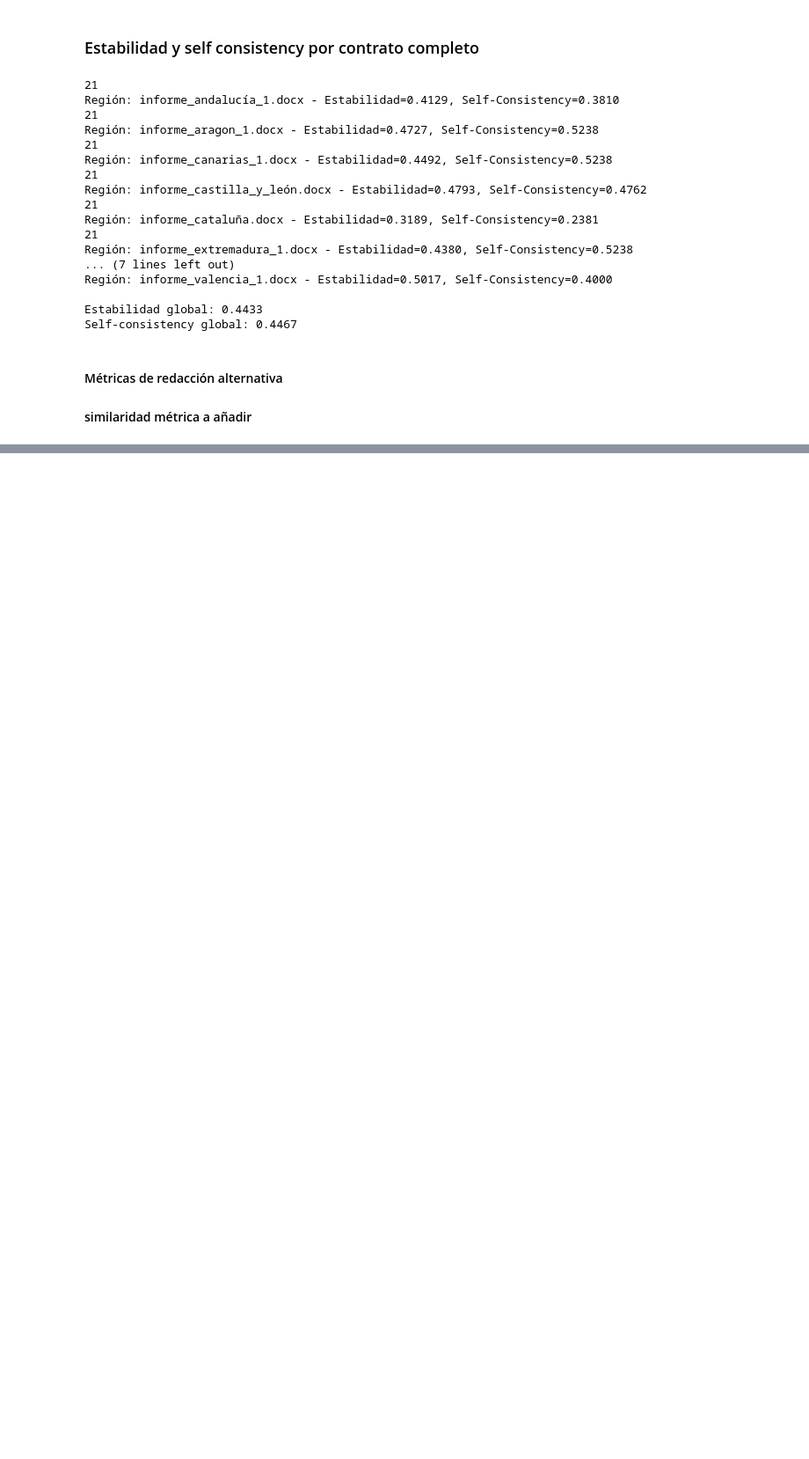
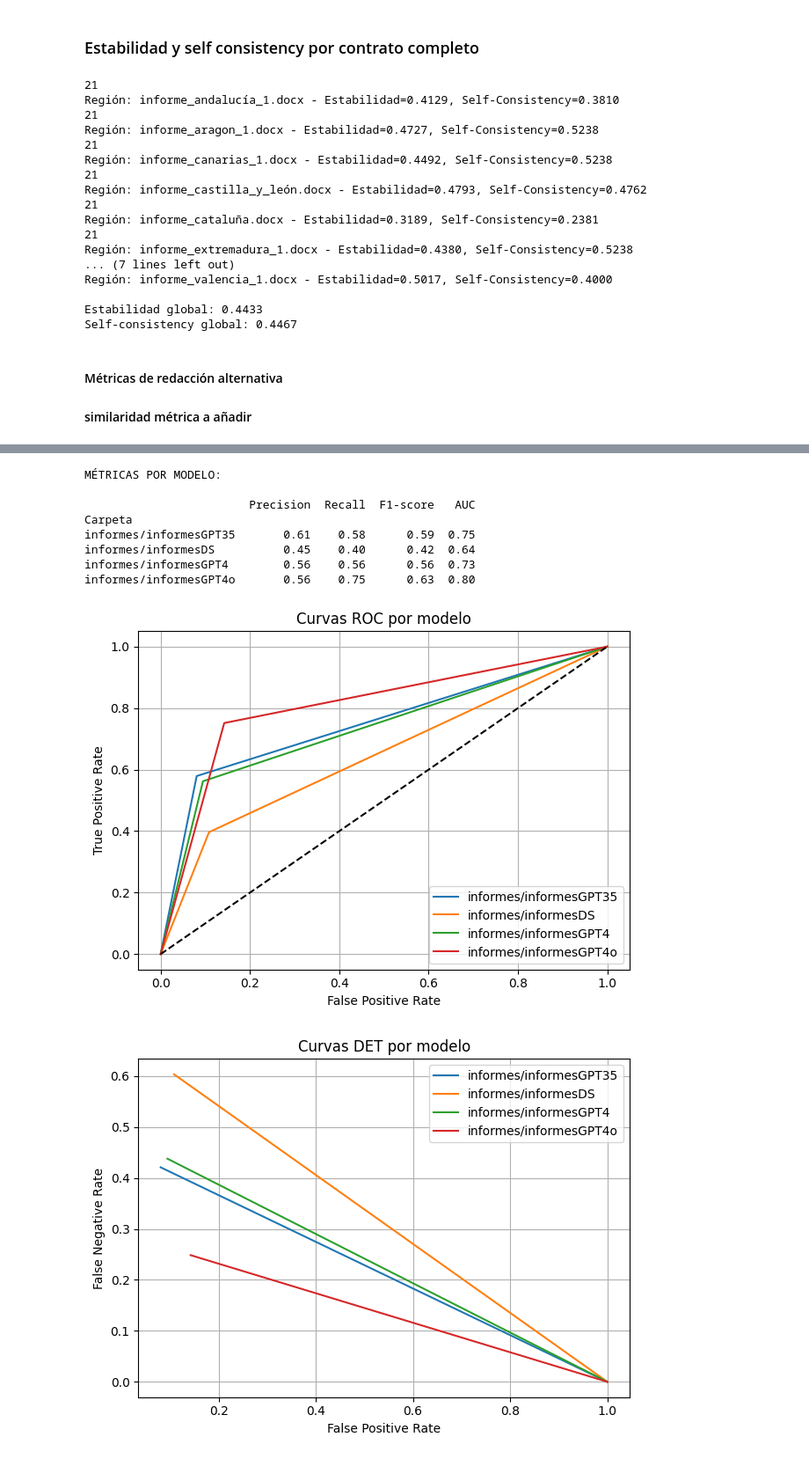
Before and after one commit to cyberLLM-Net/SLC-GPT, a Jupyter notebook: code/metrix.ipynb, the cells around one changed output, grey strips where cells are left out. Shown at 88% size. Cells and saved outputs as stored; diff of their text form; code cells hidden in the pictures; blank space fills up the shorter version.

```diff
--- a/code/metrix.ipynb
+++ b/code/metrix.ipynb
@@ -483,0 +485,23 @@ Similaridad global promedio base vs alternativo: 0.7683
+# %%
+import sys
+sys.path.append("C:/Users/grill/Documents/Trabajo")
+
+from Libreria.metrics import classification_metrix, quality_metrics_from_folders
+
+
+carpetas = ["informes/informesGPT35", "informes/informesDS", "informes/informesGPT4", "informes/informesGPT4o"]
+df_metricas = classification_metrix(carpetas)
+
+
+df_calidad = quality_metrics_from_folders(carpetas)
+# %% [output]
+MÉTRICAS POR MODELO:
+
+                        Precision  Recall  F1-score   AUC
+Carpeta
+informes/informesGPT35       0.61    0.58      0.59  0.75
+informes/informesDS          0.45    0.40      0.42  0.64
+informes/informesGPT4        0.56    0.56      0.56  0.73
+informes/informesGPT4o       0.56    0.75      0.63  0.80
+[figure, added]
+[figure, added]
```
Also changed, not shown: parts of 2 cells of this notebook, 5 other files.
